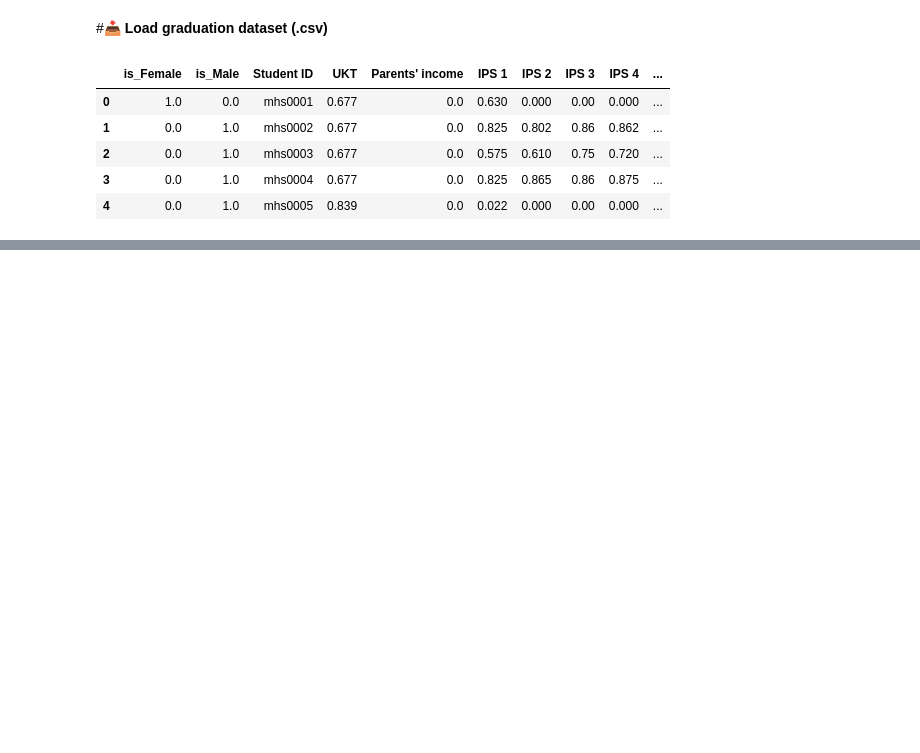
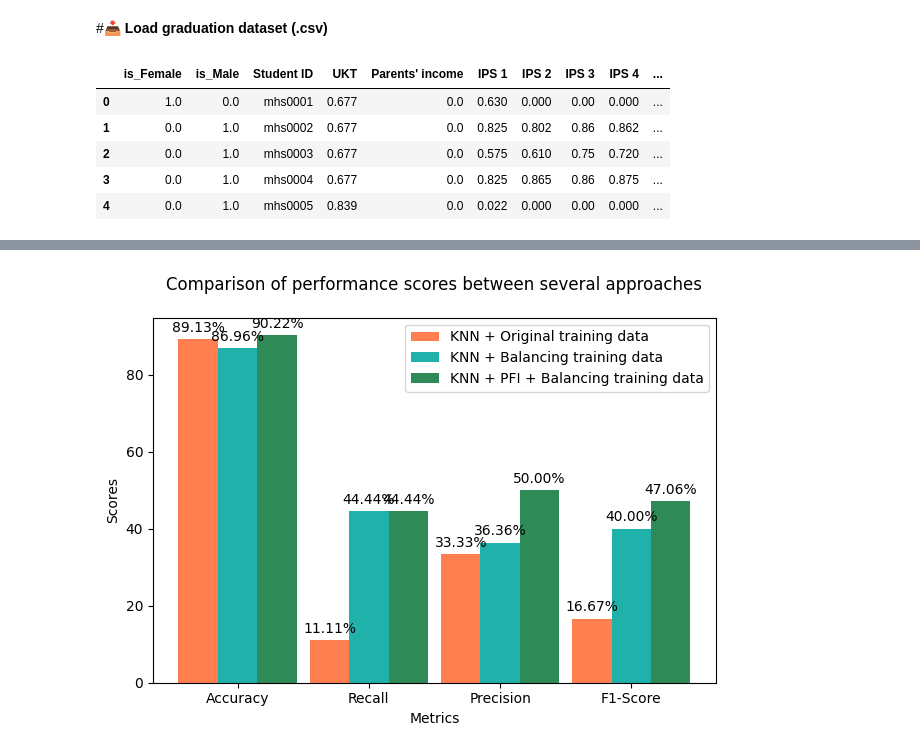
Before and after one commit to janasatvika/Optimizing-Classification-Models-using-Permutation-Feature-Importance-Method, a Jupyter notebook: Model optimization/Optimization_KNN_using_PFI.ipynb, the cells around one changed output, grey strips where cells are left out. Saved outputs shown, nothing was run; the diff lists cells and outputs as text; code cells hidden in the pictures; blank space fills up the shorter version.

```diff
--- a/Model optimization/Optimization_KNN_using_PFI.ipynb
+++ b/Model optimization/Optimization_KNN_using_PFI.ipynb
@@ -601,0 +681,19 @@ display(results_df.sort_values(by='Accuracy', ascending=False))
+# %%
+# Get the row with the best f1-score score
+best_metrics_row = results_df_sorted.iloc[0]
+
+# Get the best result as integers
+best_accuracy = best_metrics_row['Accuracy']
+best_recall = best_metrics_row['Recall']
+best_precision = best_metrics_row['Precision']
+best_f1_score = best_metrics_row['F1-Score']
+best_removed_features = best_metrics_row['Removed Features']
+
+print("\nBest Metrics:")
+print("Best Accuracy: {:.2f}%".format(best_accuracy))
+print("Best Recall: {:.2f}%".format(best_recall))
+print("Best Precision: {:.2f}%".format(best_precision))
+print("Best F1-Score: {:.2f}%".format(best_f1_score))
+
+print("\nBest Removed Features Combination:")
+print(best_removed_features)
@@ -601,0 +746,47 @@ display(results_df.sort_values(by='Accuracy', ascending=False))
+# %%
+# Data for the bar plot
+categories = ['Accuracy', 'Recall', 'Precision', 'F1-Score']
+# Performance metrics for KNN with original data
+original_performance = [accuracy_ori * 100, recall_ori * 100, precision_ori * 100, f1_score_ori * 100]
+# Performance metrics for KNN with balanced data
+main_performance = [accuracy_main * 100, recall_main * 100, precision_main * 100, f1_score_main * 100]
+# Performance metrics for optimized KNN with PFI and balanced data
+optimization_performance = [best_accuracy, best_recall, best_precision, best_f1_score]
+
+x = np.arange(len(categories))  # the label locations
+width = 0.3  # the width of the bars
+
+# Create the bar plot
+fig, ax = plt.subplots()
+rects1 = ax.bar(x - width, original_performance, width, label='KNN + Original training data', color='coral')
+rects2 = ax.bar(x, main_performance, width, label='KNN + Balancing training data', color='lightseagreen')
+rects3 = ax.bar(x + width, optimization_performance, width, label='KNN + PFI + Balancing training data', color='seagreen')
+
+# Add some text for labels, title and custom x-axis tick labels, etc.
+ax.set_xlabel('Metrics')
+ax.set_ylabel('Scores')
+ax.set_title('Comparison of performance scores between several approaches', pad=20)
+ax.set_xticks(x)
+ax.set_xticklabels(categories)
+ax.legend()
+
+# Function to add labels on top of bars
+def autolabel(rects):
+    for rect in rects:
+        height = rect.get_height()
+        ax.annotate('{:.2f}%'.format(height),
+                    xy=(rect.get_x() + rect.get_width() / 2, height),
+                    xytext=(0, 3),  # 3 points vertical offset
+                    textcoords="offset points",
+                    ha='center', va='bottom')
+
+# Add labels for each bar
+autolabel(rects1)
+autolabel(rects2)
+autolabel(rects3)
+fig.tight_layout()
+
+# Display the plot
+plt.show()
+# %% [output]
+[figure, added]
```
Also changed, not shown: parts of 35 cells of this notebook.
